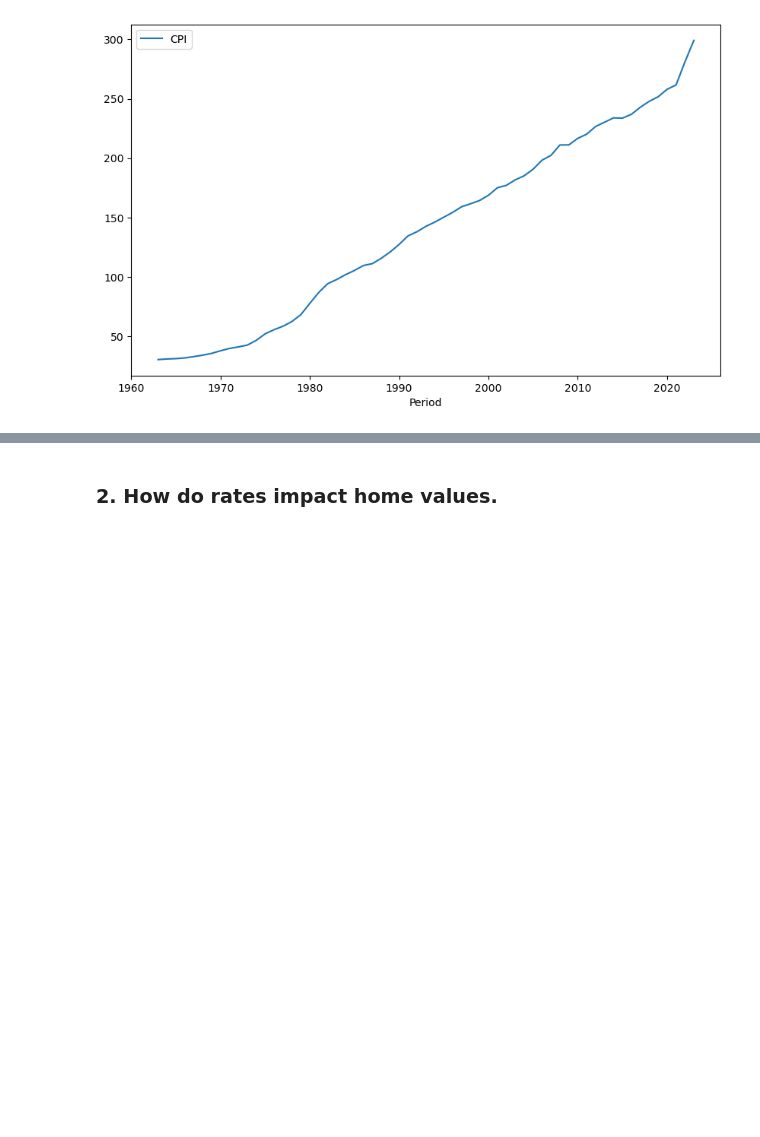
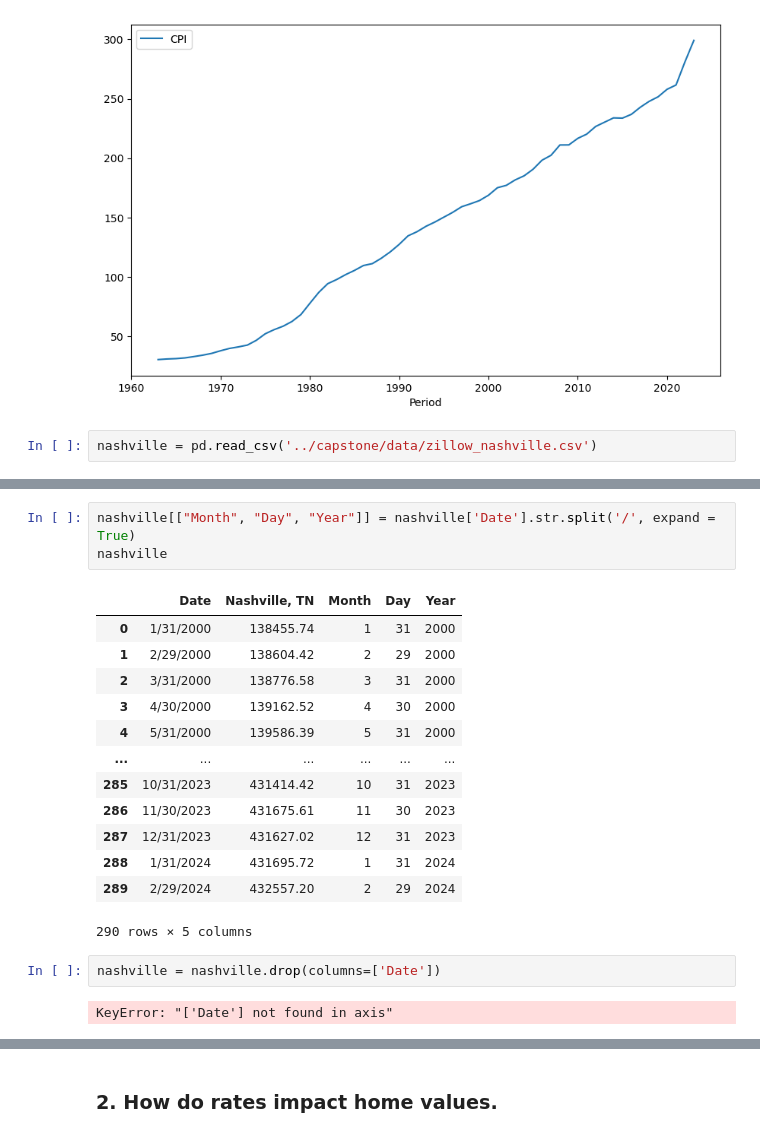
Before and after one commit to mwestonjr/Capstone, a Jupyter notebook: avg_home_sales.ipynb, the cells around one changed output, grey strips where cells are left out. Saved outputs shown, nothing was run; the diff lists cells and outputs as text; blank space fills up the shorter version.

```diff
--- a/avg_home_sales.ipynb
+++ b/avg_home_sales.ipynb
@@ -527,3 +610,5 @@ home_merge.plot(kind = 'line',
 # %% [output]
 <Axes: xlabel='Period'>
 [figure]
+# %%
+nashville = pd.read_csv('../capstone/data/zillow_nashville.csv')
@@ -529,0 +643,21 @@ home_merge.plot(kind = 'line',
+# %%
+nashville[["Month", "Day", "Year"]] = nashville['Date'].str.split('/', expand = True)
+nashville
+# %% [output]
+|  | Date | Nashville, TN | Month | Day | Year |
+| 0 | 1/31/2000 | 138455.74 | 1 | 31 | 2000 |
+| 1 | 2/29/2000 | 138604.42 | 2 | 29 | 2000 |
+| 2 | 3/31/2000 | 138776.58 | 3 | 31 | 2000 |
+| 3 | 4/30/2000 | 139162.52 | 4 | 30 | 2000 |
+| 4 | 5/31/2000 | 139586.39 | 5 | 31 | 2000 |
+| ... | ... | ... | ... | ... | ... |
+| 285 | 10/31/2023 | 431414.42 | 10 | 31 | 2023 |
+| 286 | 11/30/2023 | 431675.61 | 11 | 30 | 2023 |
+| 287 | 12/31/2023 | 431627.02 | 12 | 31 | 2023 |
+| 288 | 1/31/2024 | 431695.72 | 1 | 31 | 2024 |
+| 289 | 2/29/2024 | 432557.20 | 2 | 29 | 2024 |
+290 rows × 5 columns
+# %%
+nashville = nashville.drop(columns=['Date'])
+# %% [output]
+KeyError: "['Date'] not found in axis"
```
Also changed, not shown: parts of 111 cells of this notebook, 1 other file.
